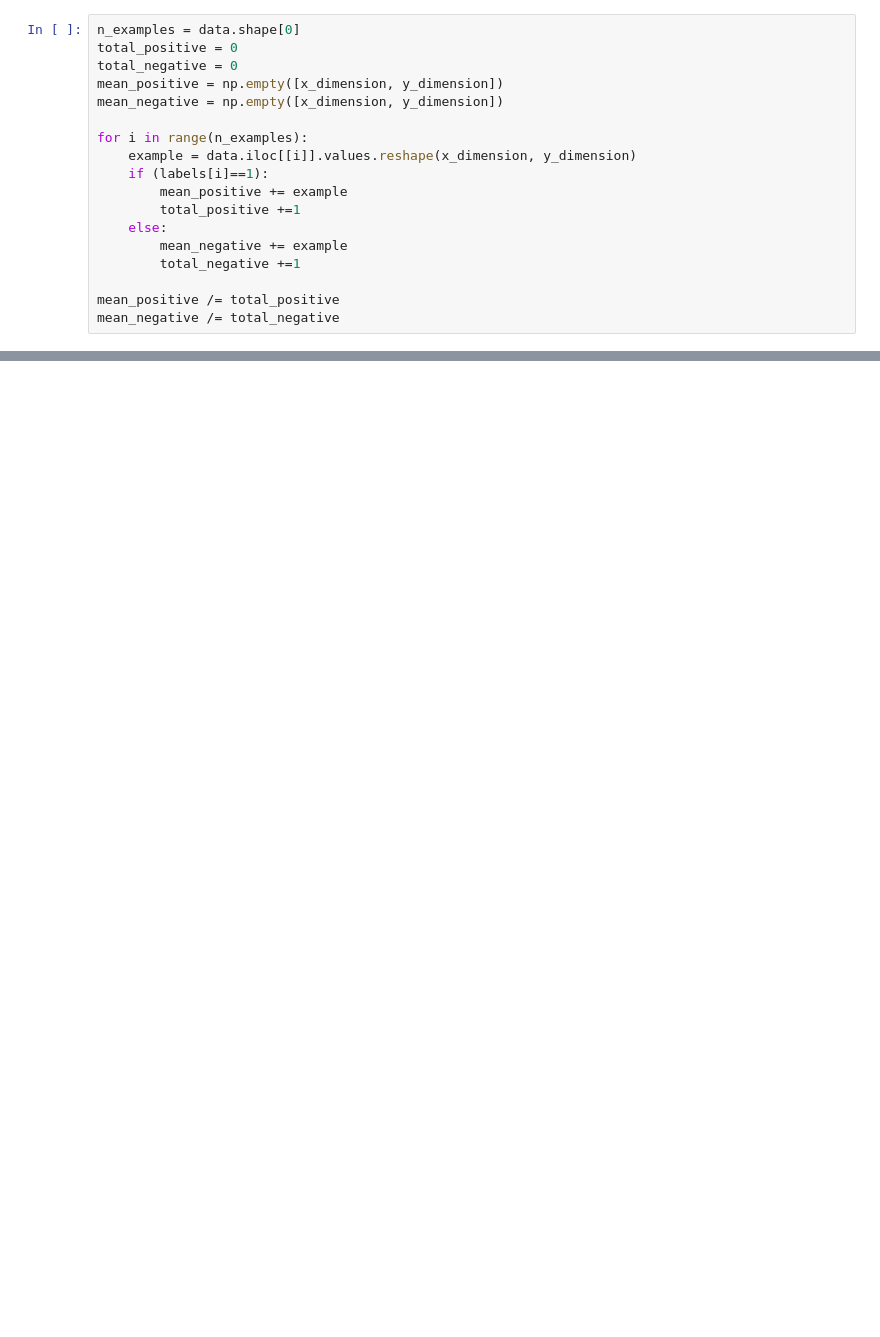
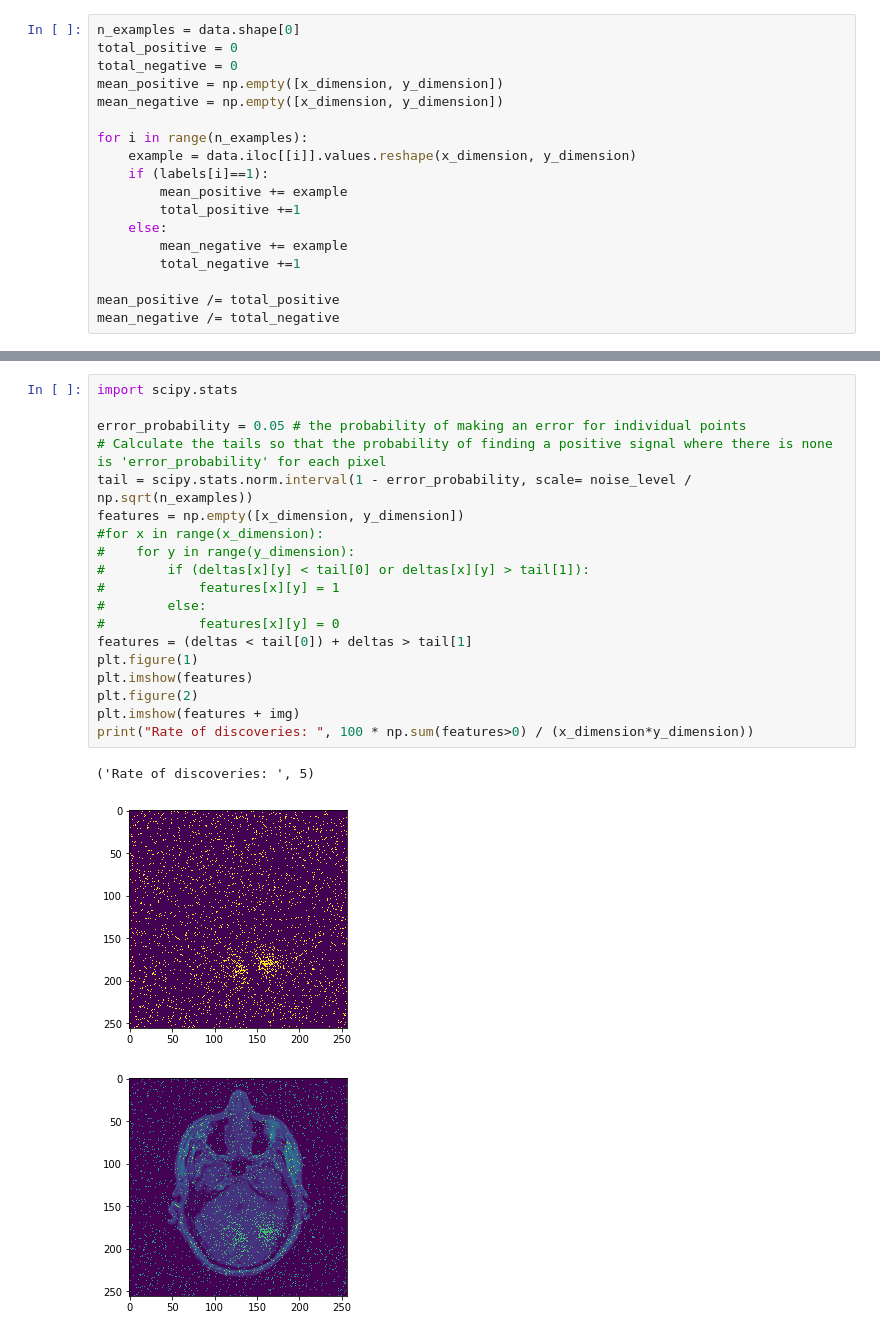
Before and after one commit to olethrosdc/ml-society-science, a Jupyter notebook: src/reproducibility/mri_analysis.ipynb, the cells around one changed output, grey strips where cells are left out. Saved outputs shown, nothing was run; the diff lists cells and outputs as text; blank space fills up the shorter version.

```diff
--- a/src/reproducibility/mri_analysis.ipynb
+++ b/src/reproducibility/mri_analysis.ipynb
@@ -96,0 +102,23 @@ i = 0
+# %%
+import scipy.stats
+
+error_probability = 0.05 # the probability of making an error for individual points
+# Calculate the tails so that the probability of finding a positive signal where there is none is 'error_probability' for each pixel
+tail = scipy.stats.norm.interval(1 - error_probability, scale= noise_level / np.sqrt(n_examples))
+features = np.empty([x_dimension, y_dimension])
+#for x in range(x_dimension):
+#    for y in range(y_dimension):
+#        if (deltas[x][y] < tail[0] or deltas[x][y] > tail[1]):
+#            features[x][y] = 1
+#        else:
+#            features[x][y] = 0
+features = (deltas < tail[0]) + deltas > tail[1]
+plt.figure(1)
+plt.imshow(features)
+plt.figure(2)
+plt.imshow(features + img)
+print("Rate of discoveries: ", 100 * np.sum(features>0) / (x_dimension*y_dimension))
+# %% [output]
+('Rate of discoveries: ', 5)
+[figure, added]
+[figure, added]
```
Also changed, not shown: parts of 8 cells of this notebook.
